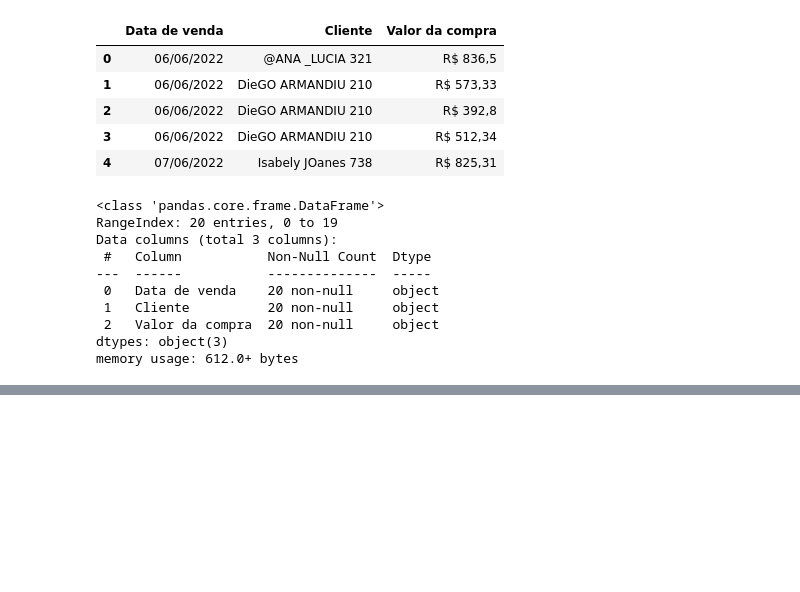
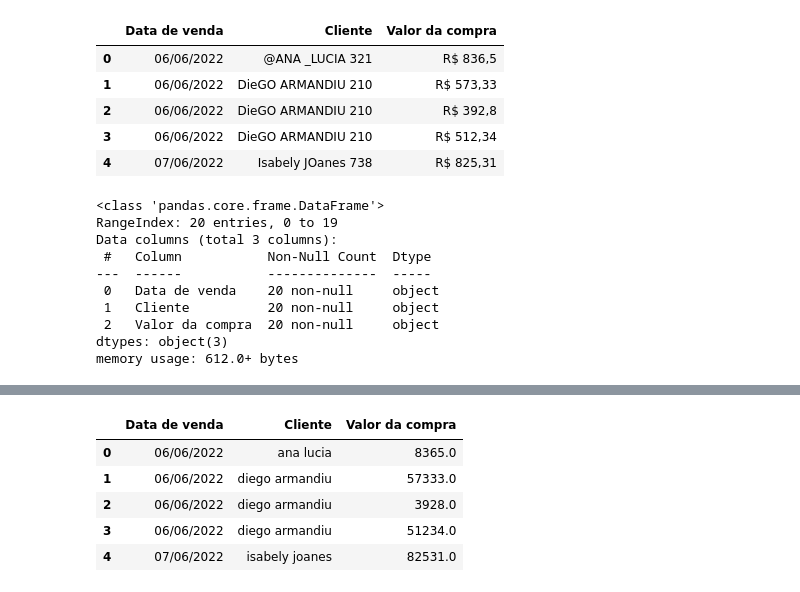
Before and after one commit to moises-rb/DataScienceOne, a Jupyter notebook: Pandas_Transformação_Manipulação_Dados/Projeto_desafio1.ipynb, the cells around one changed output, grey strips where cells are left out. Cells and saved outputs as stored; diff of their text form; code cells hidden in the pictures; blank space fills up the shorter version.

```diff
--- a/Pandas_Transformação_Manipulação_Dados/Projeto_desafio1.ipynb
+++ b/Pandas_Transformação_Manipulação_Dados/Projeto_desafio1.ipynb
@@ -101,0 +118,22 @@ memory usage: 612.0+ bytes
+# %%
+# Transformar os textos de Cliente para texto em minúsculo
+dados['Cliente'] = dados['Cliente'].str.lower()
+# Verificar o resultado
+dados.head()
+
+# Opção de substituição - necessário verificar o resultado da substituição
+# O regex não seleciona todas as letras de a-z e espaços em branco ' '
+# Tudo que satisfaz o regex é apagado
+dados['Cliente'].str.replace('[^a-z ]', '', regex=True)
+
+# Realizar a substituição dos dados na coluna textual
+dados['Cliente'] = dados['Cliente'].str.replace('[^a-z ]', '', regex=True).str.strip()
+# Visualizar o resultado final
+dados.head()
+# %% [output]
+|  | Data de venda | Cliente | Valor da compra |
+| 0 | 06/06/2022 | ana lucia | 8365.0 |
+| 1 | 06/06/2022 | diego armandiu | 57333.0 |
+| 2 | 06/06/2022 | diego armandiu | 3928.0 |
+| 3 | 06/06/2022 | diego armandiu | 51234.0 |
+| 4 | 07/06/2022 | isabely joanes | 82531.0 |
```
Also changed, not shown: parts of 11 cells of this notebook.
